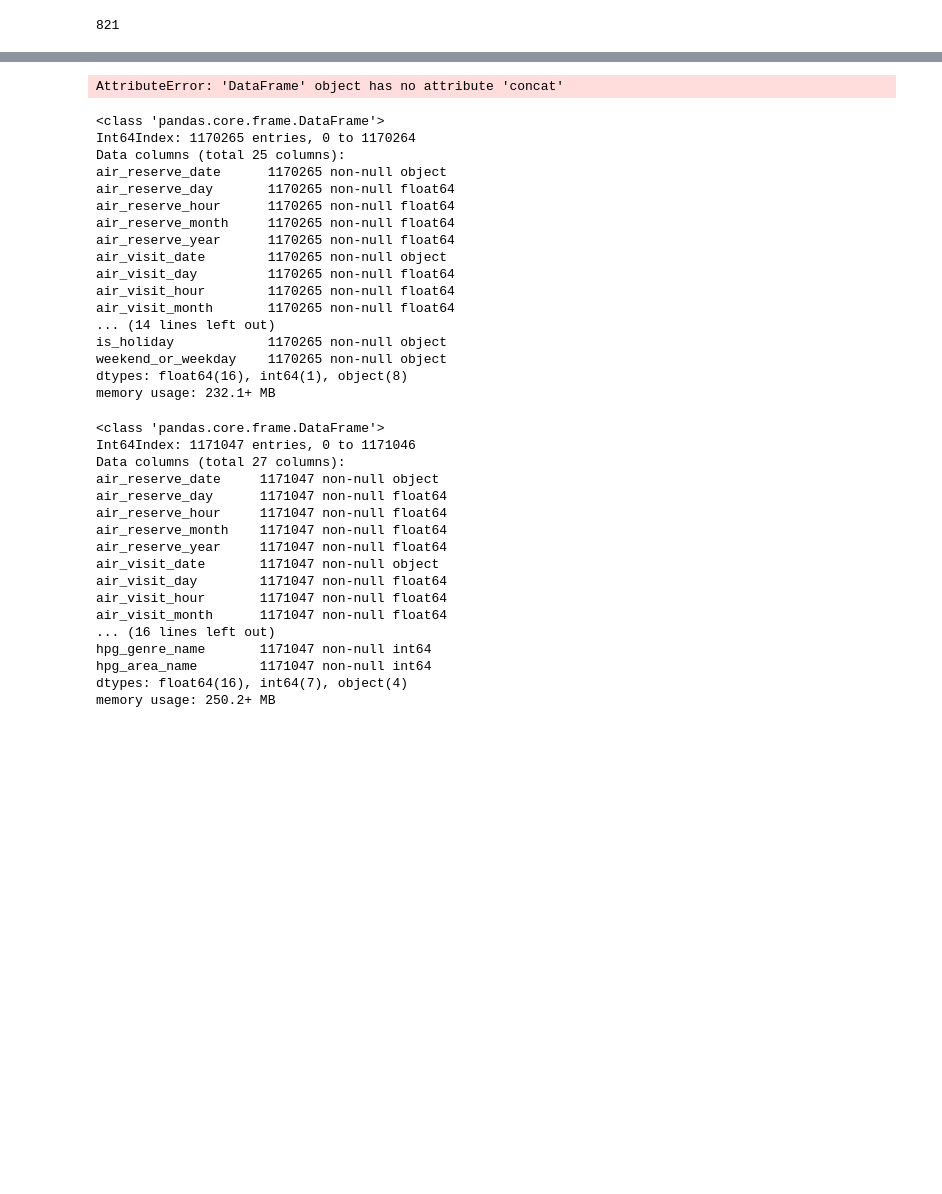
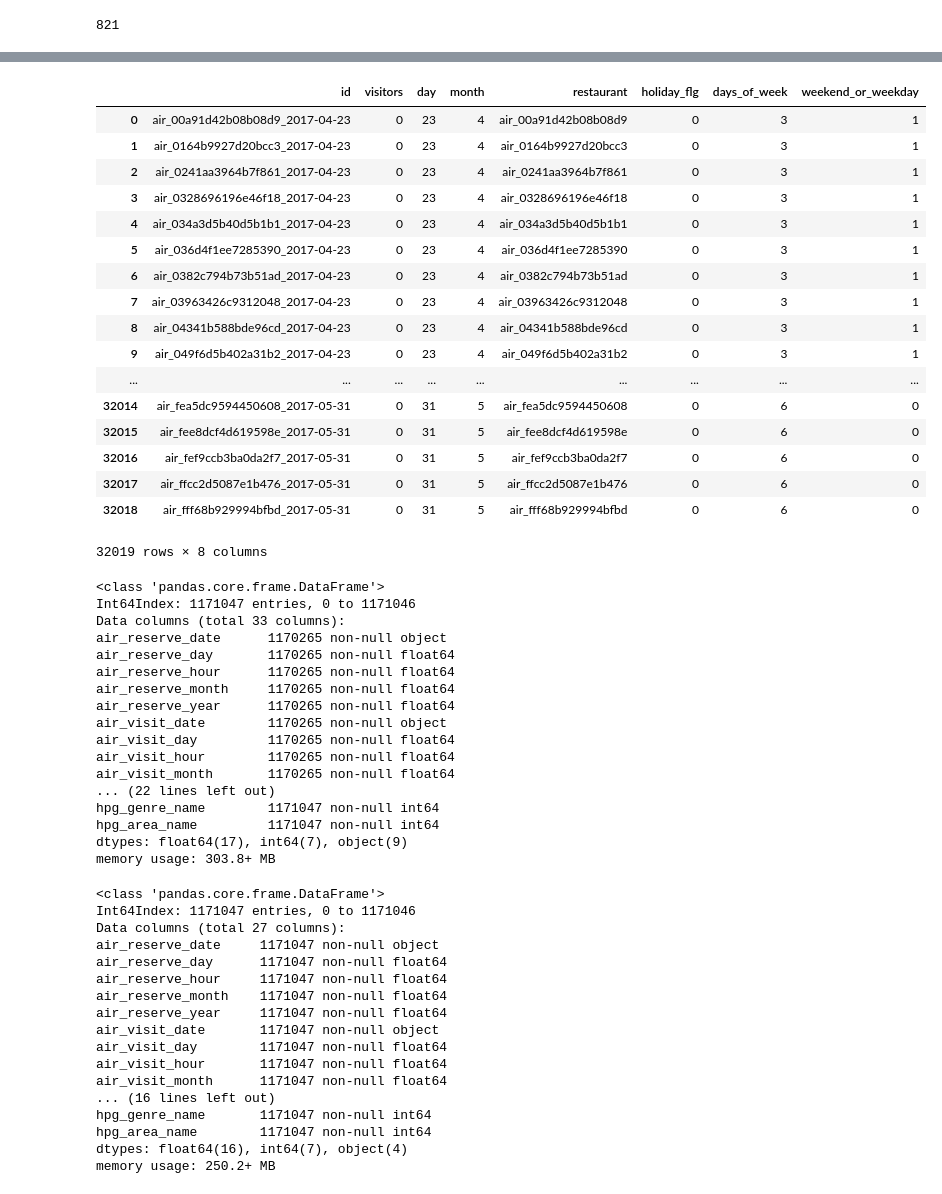
Before and after one commit to jmt7080/Forecasting_visitors, a Jupyter notebook: restaurant_notebook.ipynb, the cells around one changed output, grey strips where cells are left out. Cells and saved outputs as stored; diff of their text form; code cells hidden in the pictures; blank space fills up the shorter version.

```diff
--- a/restaurant_notebook.ipynb
+++ b/restaurant_notebook.ipynb
@@ -115,3 +113,38 @@ date_info
+# %%
+sub_store = sample_submission['id'].apply(lambda x: str(x).split('_', 2)[:2])
+sub_dates = pd.to_datetime(sample_submission['id'].apply(lambda x: str(x).split('_', 2)[2]).rename('Date'))
+sub_stores = pd.Series(['_'.join(x) for x in sub_store]).rename('Restaurant')
+
+sub_dt = pd.DataFrame({
+        'restaurant': sub_stores,
+        'date': sub_dates.dt.date.astype(str),
+        'year': sub_dates.dt.year,
+        'month': sub_dates.dt.month,
+        'day': sub_dates.dt.day })
+
+sub_df = pd.concat([sample_submission, sub_dt], axis=1)
+#sub_df['weekend_or_weekday'] = sub_df['weekend_or_weekday'].apply(LabelEncoder().fit_transform)
+sub_df2 = sub_df.merge(date_info, left_on= sub_df['date'], right_on=date_info['calendar_date'])
+sub_df2.drop(['day_of_week', 'year', 'calendar_date', 'date'], axis =1)
+# %% [output]
+|  | id | visitors | day | month | restaurant | holiday_flg | days_of_week | weekend_or_weekday |
+| 0 | air_00a91d42b08b08d9_2017-04-23 | 0 | 23 | 4 | air_00a91d42b08b08d9 | 0 | 3 | 1 |
+| 1 | air_0164b9927d20bcc3_2017-04-23 | 0 | 23 | 4 | air_0164b9927d20bcc3 | 0 | 3 | 1 |
+| 2 | air_0241aa3964b7f861_2017-04-23 | 0 | 23 | 4 | air_0241aa3964b7f861 | 0 | 3 | 1 |
+| 3 | air_0328696196e46f18_2017-04-23 | 0 | 23 | 4 | air_0328696196e46f18 | 0 | 3 | 1 |
+| 4 | air_034a3d5b40d5b1b1_2017-04-23 | 0 | 23 | 4 | air_034a3d5b40d5b1b1 | 0 | 3 | 1 |
+| 5 | air_036d4f1ee7285390_2017-04-23 | 0 | 23 | 4 | air_036d4f1ee7285390 | 0 | 3 | 1 |
+| 6 | air_0382c794b73b51ad_2017-04-23 | 0 | 23 | 4 | air_0382c794b73b51ad | 0 | 3 | 1 |
+| 7 | air_03963426c9312048_2017-04-23 | 0 | 23 | 4 | air_03963426c9312048 | 0 | 3 | 1 |
+| 8 | air_04341b588bde96cd_2017-04-23 | 0 | 23 | 4 | air_04341b588bde96cd | 0 | 3 | 1 |
+| 9 | air_049f6d5b402a31b2_2017-04-23 | 0 | 23 | 4 | air_049f6d5b402a31b2 | 0 | 3 | 1 |
+| ... | ... | ... | ... | ... | ... | ... | ... | ... |
+| 32014 | air_fea5dc9594450608_2017-05-31 | 0 | 31 | 5 | air_fea5dc9594450608 | 0 | 6 | 0 |
+| 32015 | air_fee8dcf4d619598e_2017-05-31 | 0 | 31 | 5 | air_fee8dcf4d619598e | 0 | 6 | 0 |
+| 32016 | air_fef9ccb3ba0da2f7_2017-05-31 | 0 | 31 | 5 | air_fef9ccb3ba0da2f7 | 0 | 6 | 0 |
+| 32017 | air_ffcc2d5087e1b476_2017-05-31 | 0 | 31 | 5 | air_ffcc2d5087e1b476 | 0 | 6 | 0 |
+| 32018 | air_fff68b929994bfbd_2017-05-31 | 0 | 31 | 5 | air_fff68b929994bfbd | 0 | 6 | 0 |
+32019 rows × 8 columns
 # %%
 a = pd.to_datetime(df2['visit_datetime_x'])
 b = pd.to_datetime(df2['reserve_datetime_x'])
@@ -120,8 +153,8 @@ d = pd.to_datetime(df2['reserve_datetime_y'])
 
 datetime_df =pd.DataFrame({
         'air_visit_date': a.dt.date.astype(str),
-        'air_visit_year': a.dt.year,
-        'air_visit_month': a.dt.month,
+        'year': a.dt.year,
+        'month': a.dt.month,
         'air_visit_day': a.dt.day,
         'air_visit_hour': a.dt.hour,
         'air_reserve_date': b.dt.date,
@@ -146,21 +179,19 @@ datetime_df2 = datetime_df.merge(date_info, left_on=datetime_df['air_visit_date'
                                  right_on=date_info['calendar_date'])
 
 
-categorical_df = df2[['air_store_id', 'air_genre_name','air_area_name','latitude','longitude',
-                      'hpg_genre_name','hpg_area_name']].concat(datetime_df2[['day_of_week', 'is_holiday', 'weekend_or_weekday']], axis=1).fillna('None_Stated').apply(LabelEncoder().fit_transform)
+categorical_df = pd.concat([df2[['air_store_id', 'air_genre_name','air_area_name','latitude','longitude',
+                      'hpg_genre_name','hpg_area_name']], datetime_df2[['day_of_week', 'holiday_flg', 'weekend_or_weekday']]], axis=1).fillna('None_Stated').apply(LabelEncoder().fit_transform)
 
 feautures = pd.concat([datetime_df, categorical_df], axis=1)
-# %% [output]
-AttributeError: 'DataFrame' object has no attribute 'concat'
 # %%
-datetime_df2.info()
-#features.info()
+#datetime_df2.info()
+features.info()
 #print(datetime_df.shape)
 #print(categorical_df.shape)
 # %% [output]
 <class 'pandas.core.frame.DataFrame'>
-Int64Index: 1170265 entries, 0 to 1170264
-Data columns (total 25 columns):
+Int64Index: 1171047 entries, 0 to 1171046
+Data columns (total 33 columns):
 air_reserve_date      1170265 non-null object
 air_reserve_day       1170265 non-null float64
 air_reserve_hour      1170265 non-null float64
@@ -170,11 +201,11 @@ air_visit_date        1170265 non-null object
 air_visit_day         1170265 non-null float64
 air_visit_hour        1170265 non-null float64
 air_visit_month       1170265 non-null float64
-... (14 lines left out)
-is_holiday            1170265 non-null object
-weekend_or_weekday    1170265 non-null object
-dtypes: float64(16), int64(1), object(8)
-memory usage: 232.1+ MB
+... (22 lines left out)
+hpg_genre_name        1171047 non-null int64
+hpg_area_name         1171047 non-null int64
+dtypes: float64(17), int64(7), object(9)
+memory usage: 303.8+ MB
 # %%
 air_visitors = df2['reserve_visitors_x'].fillna(0)
 hpg_visitors = df2['reserve_visitors_y'].fillna(0)
```
Also changed, not shown: parts of 4 cells of this notebook.
